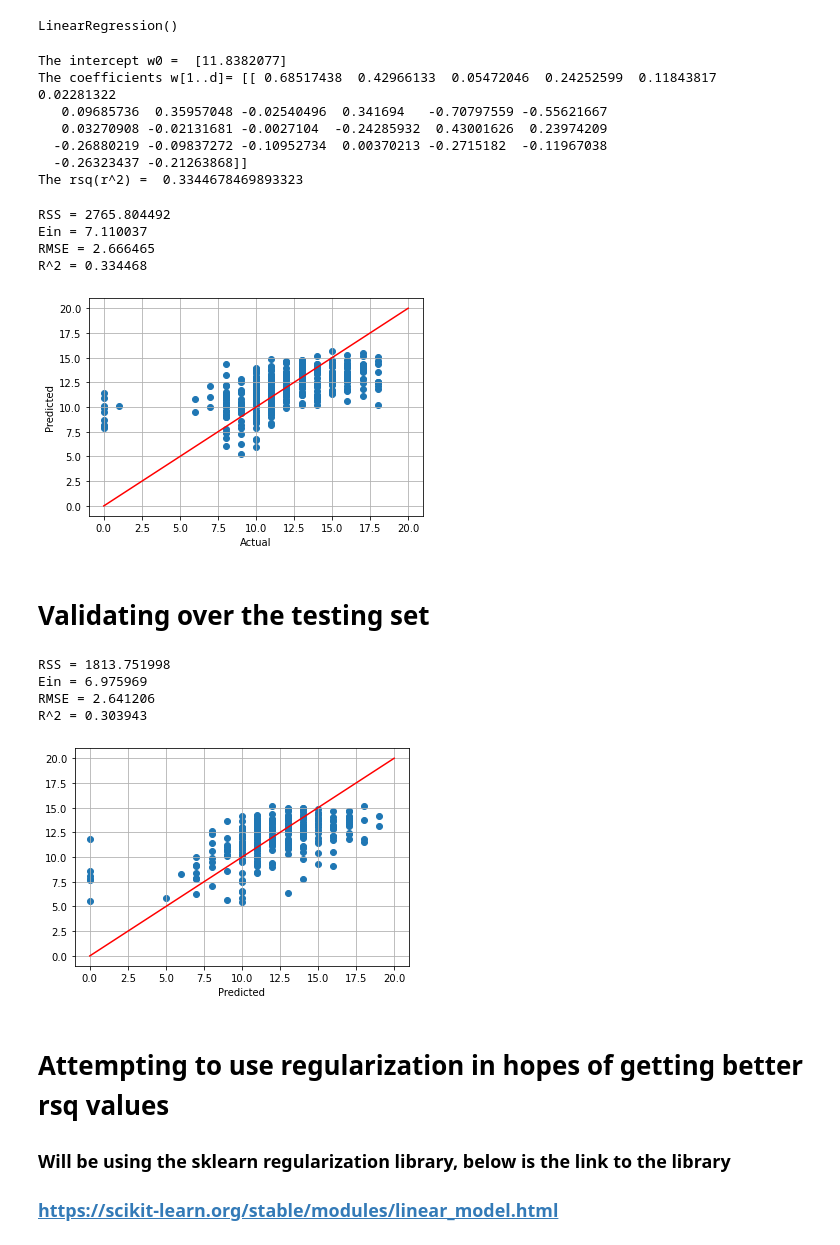
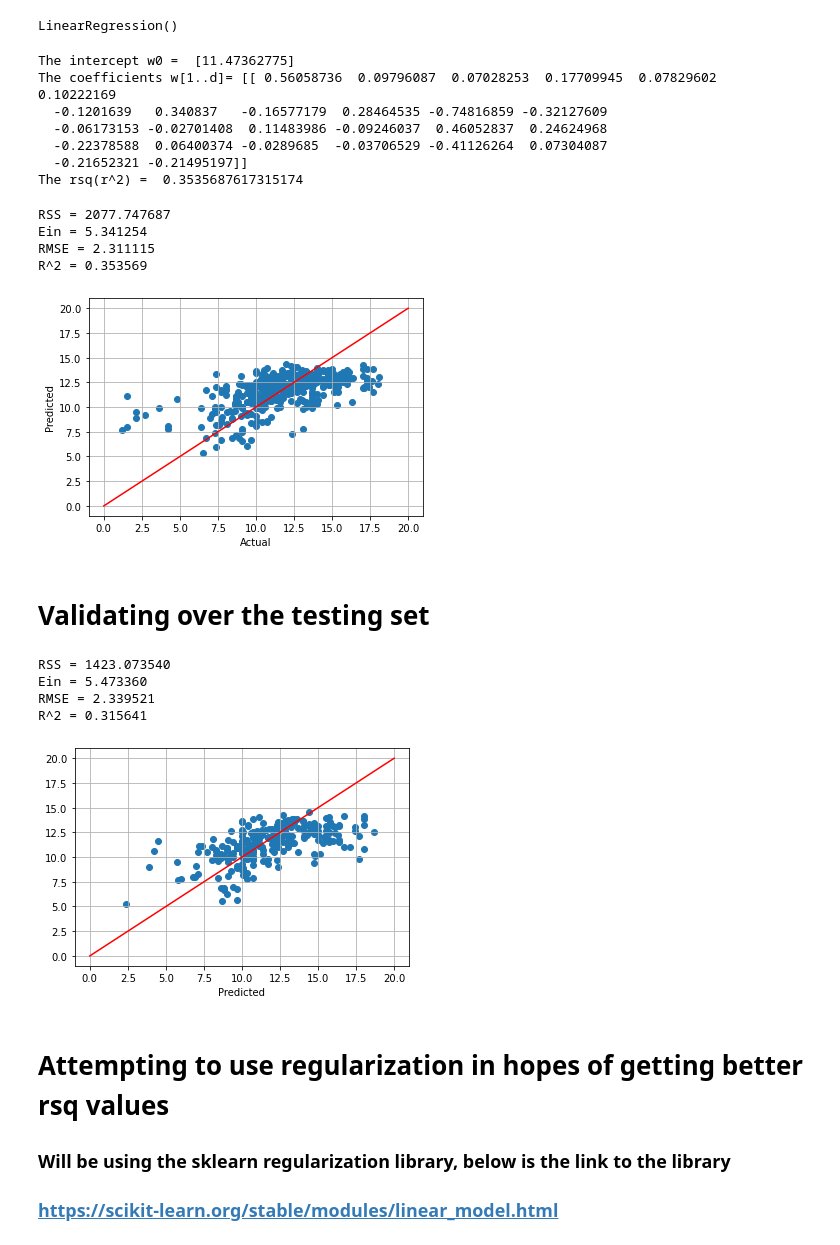
Before and after one commit to fdnthecoder/StudentPerformanceML, a Jupyter notebook: LinearRegJamie.ipynb, the cells around one changed output. Saved outputs shown, nothing was run; the diff lists cells and outputs as text; code cells hidden in the pictures.

```diff
--- a/LinearRegJamie.ipynb
+++ b/LinearRegJamie.ipynb
@@ -49,7 +49,7 @@ print(df1)
 # %%
 #Splitting the data accordingly
 X = df1.iloc[:, :30]
-y = df1.iloc[:, 32:]
+y = 0.3 * df1.iloc[:, 30] + 0.3 * df1.iloc[:, 31] + 0.4 * df1.iloc[:, 32]
 X.dropna()
 y.dropna()
 # %% [output]
@@ -299,59 +433,59 @@ print('The intercept w0 = ', regr.intercept_)
 print('The coefficients w[1..d]=', regr.coef_)
 print('The rsq(r^2) = ', regr.score(X_train, y_2d_train))
 # %% [output]
-The intercept w0 =  [11.8382077]
-The coefficients w[1..d]= [[ 0.68517438  0.42966133  0.05472046  0.24252599  0.11843817  0.02281322
-   0.09685736  0.35957048 -0.02540496  0.341694   -0.70797559 -0.55621667
-   0.03270908 -0.02131681 -0.0027104  -0.24285932  0.43001626  0.23974209
-  -0.26880219 -0.09837272 -0.10952734  0.00370213 -0.2715182  -0.11967038
-  -0.26323437 -0.21263868]]
-The rsq(r^2) =  0.3344678469893323
+The intercept w0 =  [11.47362775]
+The coefficients w[1..d]= [[ 0.56058736  0.09796087  0.07028253  0.17709945  0.07829602  0.10222169
+  -0.1201639   0.340837   -0.16577179  0.28464535 -0.74816859 -0.32127609
+  -0.06173153 -0.02701408  0.11483986 -0.09246037  0.46052837  0.24624968
+  -0.22378588  0.06400374 -0.0289685  -0.03706529 -0.41126264  0.07304087
+  -0.21652321 -0.21495197]]
+The rsq(r^2) =  0.3535687617315174
 # %%
 y_tr_pred = regr.predict(X_train)
-RSS = np.sum((y_tr_pred-y_train)**2)
-TSS = np.sum((y_train - np.mean(y_train))**2)
+RSS = np.sum((y_tr_pred-y_2d_train)**2)
+TSS = np.sum((y_2d_train - np.mean(y_2d_train))**2)
 print("RSS = {0:f}".format(RSS))
 print("Ein = {0:f}".format(RSS/y_train.shape[0]))
 print("RMSE = {0:f}".format(np.sqrt(RSS/y_train.shape[0])))
 print("R^2 = {0:f}".format(1-RSS/TSS))
 # %% [output]
-RSS = 2765.804492
-Ein = 7.110037
-RMSE = 2.666465
-R^2 = 0.334468
+RSS = 2077.747687
+Ein = 5.341254
+RMSE = 2.311115
+R^2 = 0.353569
 # %%
-plt.scatter(y_train,y_tr_pred)
+plt.scatter(y_2d_train,y_tr_pred)
 #Set to 20, because maximum score for y is 20
 plt.plot([0, 20],[0, 20],'r')
 plt.xlabel('Actual')
 plt.ylabel('Predicted')
 plt.grid()
 # %% [output]
-[figure, old version]
+[figure, new version]
 # %% [markdown]
 # Validating over the testing set
 # %%
 y_test_pred = regr.predict(X_test)
 y_tr_pred = regr.predict(X_train)
-RSS = np.sum((y_test_pred-y_test)**2)
-TSS = np.sum((y_test - np.mean(y_test))**2)
+RSS = np.sum((y_test_pred-y_2d_test)**2)
+TSS = np.sum((y_2d_test - np.mean(y_2d_test))**2)
 print("RSS = {0:f}".format(RSS))
 print("Ein = {0:f}".format(RSS/n_test))
 print("RMSE = {0:f}".format(np.sqrt(RSS/n_test)))
 print("R^2 = {0:f}".format(1-RSS/TSS))
 # %% [output]
-RSS = 1813.751998
-Ein = 6.975969
-RMSE = 2.641206
-R^2 = 0.303943
+RSS = 1423.073540
+Ein = 5.473360
+RMSE = 2.339521
+R^2 = 0.315641
 # %%
-plt.scatter(y_test,y_test_pred)
+plt.scatter(y_2d_test,y_test_pred)
 plt.plot([0,20],[0,20],'r')
 plt.xlabel('Actual')
 plt.xlabel('Predicted')
 plt.grid()
 # %% [output]
-[figure, old version]
+[figure, new version]
 # %% [markdown]
 # Attempting to use regularization in hopes of getting better rsq values
 ### Will be using the sklearn regularization library, below is the link to the library
```
Also changed, not shown: parts of 30 cells of this notebook, 1 other file.
